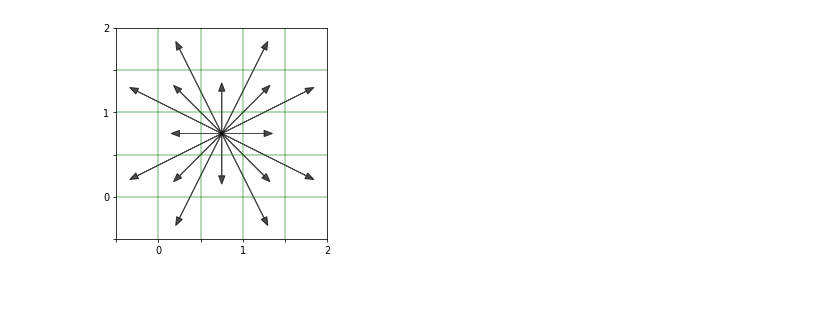
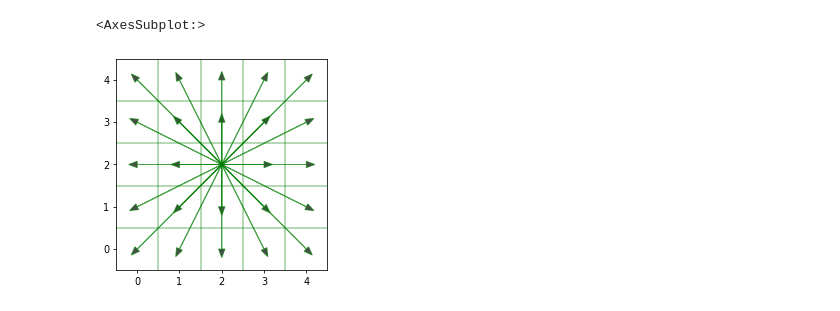
Before and after one commit to rybkin/plotter-breaker, a Jupyter notebook: passgen/notebook.ipynb, the cells around one changed output. Saved outputs shown, nothing was run; the diff lists cells and outputs as text; code cells hidden in the pictures.

```diff
--- a/passgen/notebook.ipynb
+++ b/passgen/notebook.ipynb
@@ -70,36 +134,51 @@ draw_path(points)
 # %%
+# DIRECTIONS PART
 DIRECTIONS = {
   "UP":     [0, 1],
   "RIGHT":  [1, 0],
   "DOWN":   [0, -1],
   "LEFT":   [-1, 0],
 
   "UR":     [1, 1],
   "DR":     [1, -1],
   "DL":     [-1, -1],
   "UL":     [-1, 1],
 
   "UUR":    [1, 2],
   "DRR":    [2, -1],
   "DDL":    [-1,-2],
   "ULL":    [-2, 1],
 
   "URR":    [2, 1],
   "DDR":    [1, -2],
   "DLL":    [-2,-1],
   "UUL":    [-1, 2],
+
+  "UU":     [0, 2],
+  "RR":     [2, 0],
+  "DD":     [0, -2],
+  "LL":     [-2, 0],
+
+  "UURR":   [2, 2],
+  "DDRR":   [2, -2],
+  "DDLL":   [-2, -2],
+  "UULL":   [-2, 2],
 }
 
-def draw_dirs(dirs):
+def draw_dirs(dirs, center_point=[2,2], field_size = 5, *, ax=None):
+    if not ax:
+        ax = draw_field(0, 0, field_size)
 
-    f, ax = draw_field(0, 0, 5)
+    centerx, centery = center_point
 
-    for name, dir in dirs.items():
-        cx = 2.5
-        cy = 2.5
+    for dir in dirs:
+        cx = centerx + POINTS_SHIFT
+        cy = centery + POINTS_SHIFT
         xdir, ydir = dir
-        ax.arrow(cx, cy, xdir, ydir, head_width=0.15, head_length=0.2, fc='k', ec='k', alpha=0.7)
+        ax.arrow(cx, cy, xdir, ydir, head_width=0.15, head_length=0.2, fc='k', ec='g', alpha=0.7)
+    return ax
 
-draw_dirs(DIRECTIONS)
+draw_dirs(DIRECTIONS.values())
 # %% [output]
+<AxesSubplot:>
-[figure, old version]
+[figure, new version]
```
Also changed, not shown: parts of 10 cells of this notebook.
